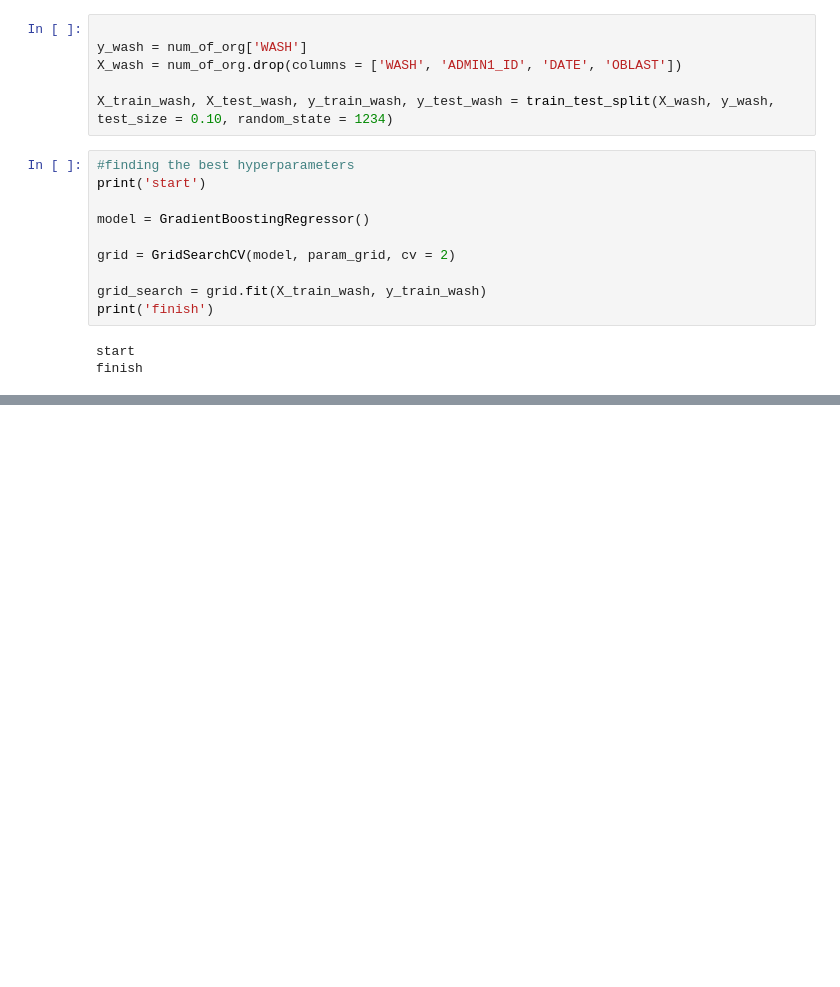
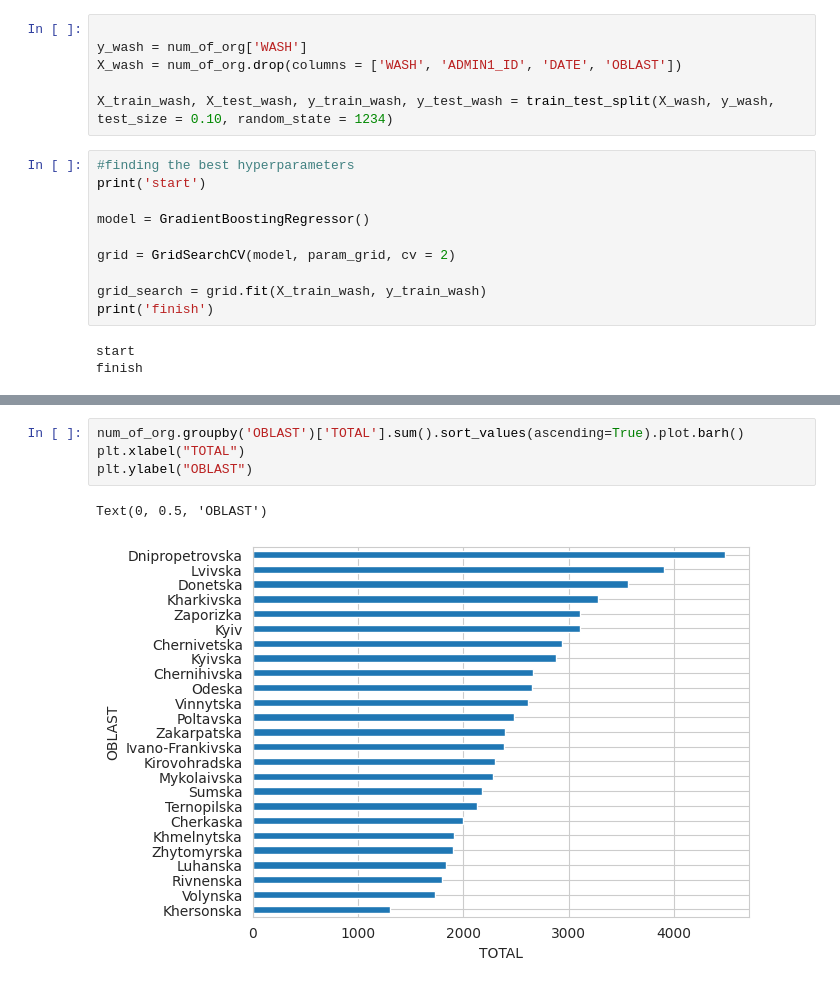
Before and after one commit to reo113/GuideHouse_Project, a Jupyter notebook: guidehouse.ipynb, the cells around one changed output, grey strips where cells are left out. Saved outputs shown, nothing was run; the diff lists cells and outputs as text; blank space fills up the shorter version.

```diff
--- a/guidehouse.ipynb
+++ b/guidehouse.ipynb
@@ -942,3 +974,10 @@ num_of_org.groupby('OBLAST')['WASH'].sum().sort_values(ascending=True).plot.barh
+# %%
+num_of_org.groupby('OBLAST')['TOTAL'].sum().sort_values(ascending=True).plot.barh()
+plt.xlabel("TOTAL")
+plt.ylabel("OBLAST")
+# %% [output]
+Text(0, 0.5, 'OBLAST')
+[figure, added]
 # %%
 feature_importance = pc_pc_model.feature_importances_
 sorted_idx = np.argsort(feature_importance)
```
Also changed, not shown: parts of 32 cells of this notebook.
